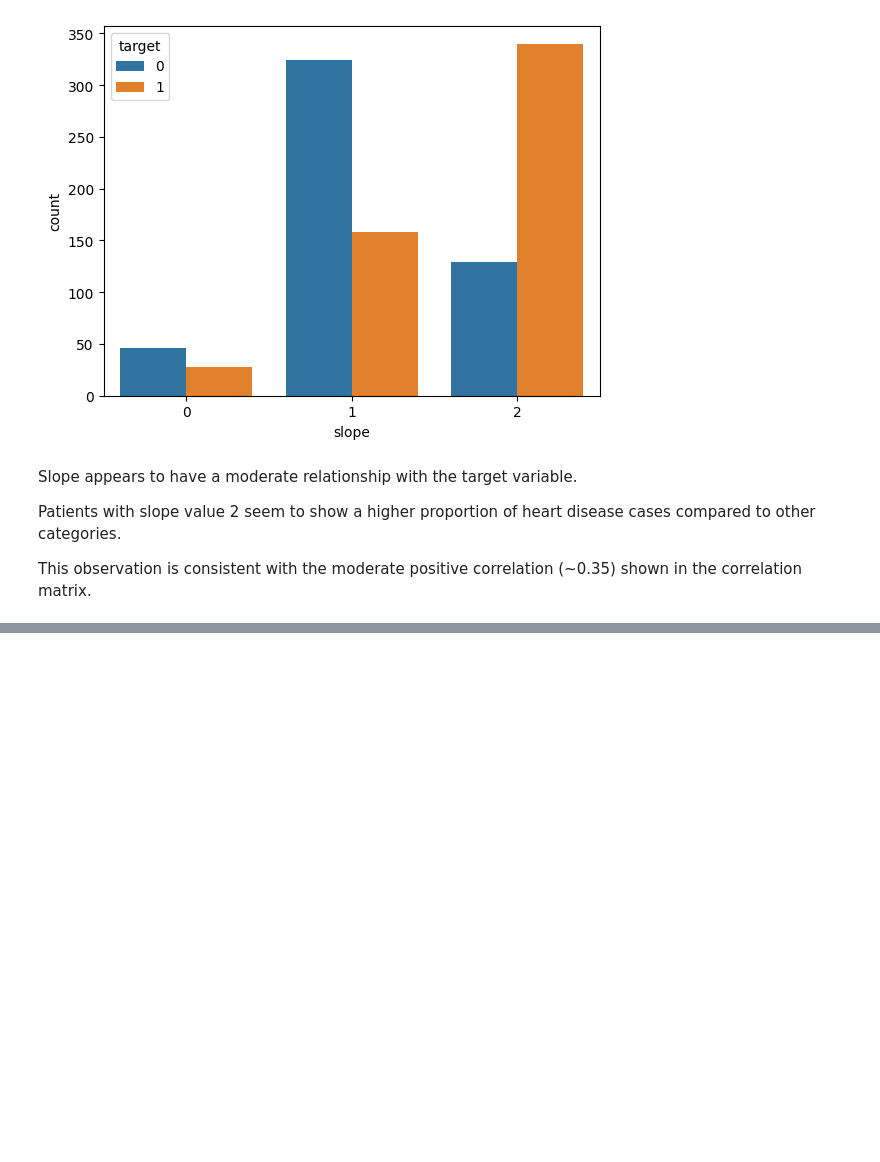
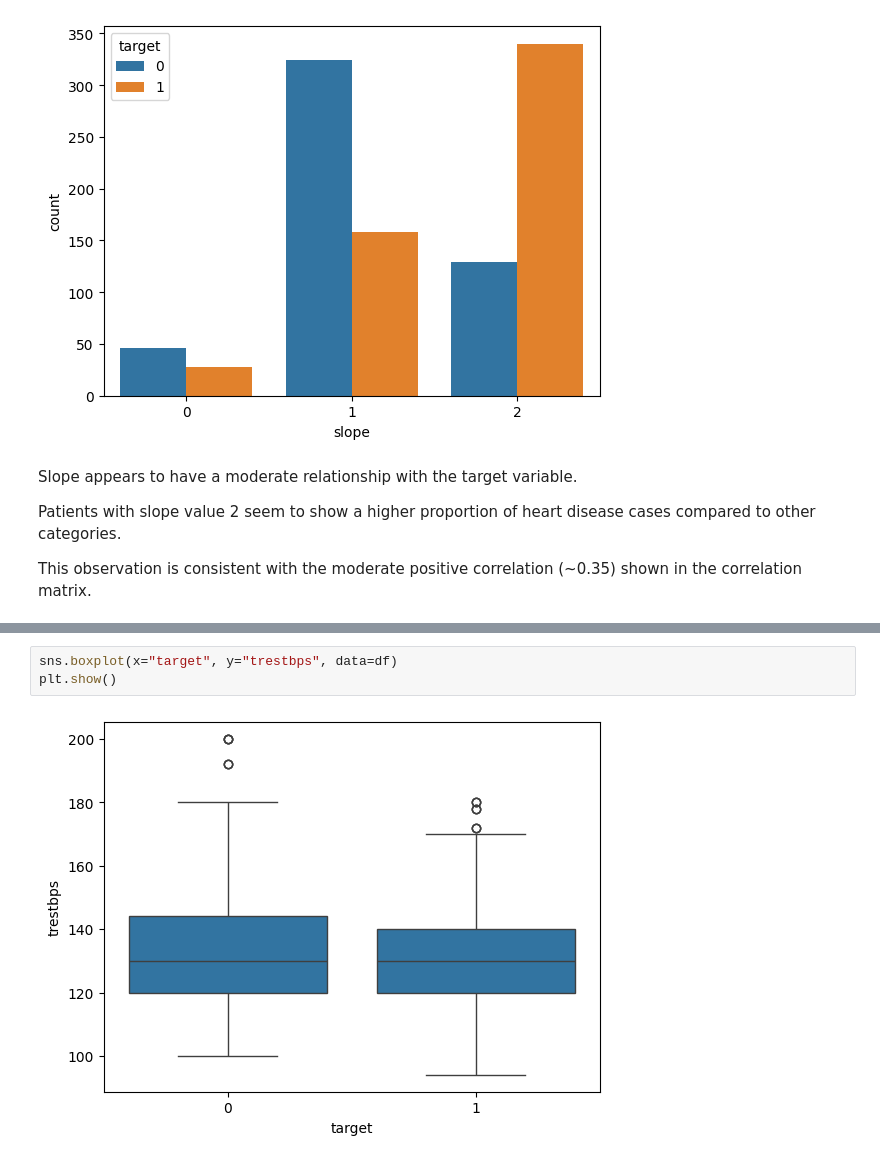
Before and after one commit to Wassiemkahlawi/heart-disease-ml-analysis, a Jupyter notebook: notebooks/01_eda.ipynb, the cells around one changed output, grey strips where cells are left out. Cells and saved outputs as stored; diff of their text form; blank space fills up the shorter version.

Commit message:
Started the analysis of the trestbps variable, abd noted down first observations

```diff
--- a/notebooks/01_eda.ipynb
+++ b/notebooks/01_eda.ipynb
@@ -119,0 +192,5 @@ sns.heatmap(df.corr())
+# %%
+sns.boxplot(x="target", y="trestbps", data=df)
+plt.show()
+# %% [output]
+[figure, added]
```
Also changed, not shown: parts of 20 cells of this notebook.
